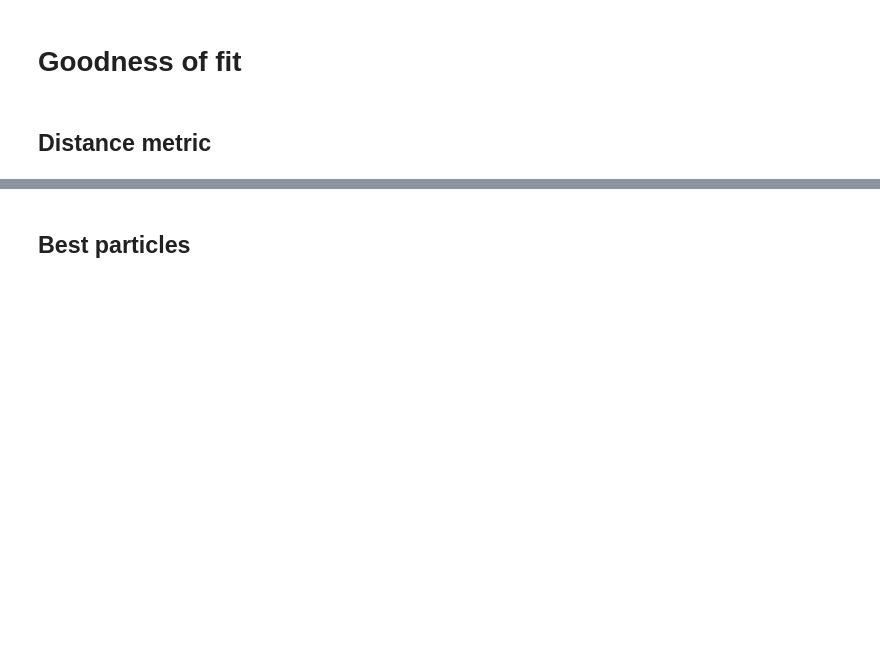
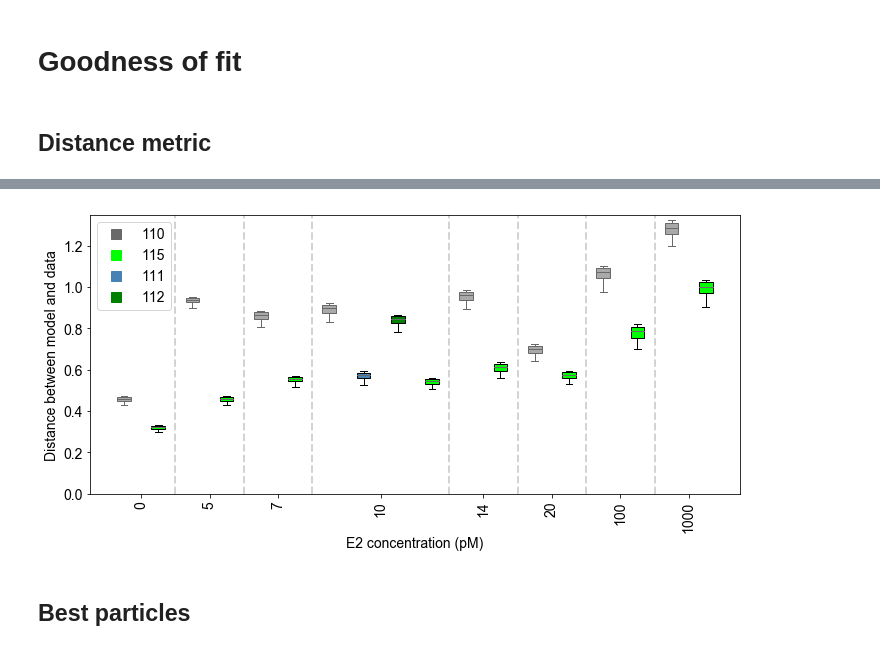
Before and after one commit to baumgast/gene_transcription_SMC_ABC, a Jupyter notebook: figure_3.ipynb, the cells around one changed output, grey strips where cells are left out. Drawn from its saved outputs; the diff is of its cells as text; code cells hidden in the pictures; blank space fills up the shorter version.

```diff
--- a/figure_3.ipynb
+++ b/figure_3.ipynb
@@ -65,3 +241,10 @@ smc_1000pM_115 = np.load(path_fits+'smc_1000pM_115.npy')
+# %%
+smc_dist_110 = [smc_0pM_110[2],smc_5pM_110[2],smc_7pM_110[2],smc_10pM_110[2],smc_14pM_110[2],smc_20pM_110[2],smc_100pM_110[2],smc_1000pM_110[2]]
+smc_dist_115 = [smc_0pM_115[2],smc_5pM_115[2],smc_7pM_115[2],smc_10pM_115[2],smc_14pM_115[2],smc_20pM_115[2],smc_100pM_115[2],smc_1000pM_115[2]]
+
+fig_EV3_distance_variability(smc_dist_110,smc_dist_115,smc_10pM_111[2][:,-1],smc_10pM_112[2][:,-1])
+# %% [output]
+[figure, added]
 # %% [markdown]
 ## Best particles
 # %%
```
Also changed, not shown: parts of 9 cells of this notebook, 2 other files.
